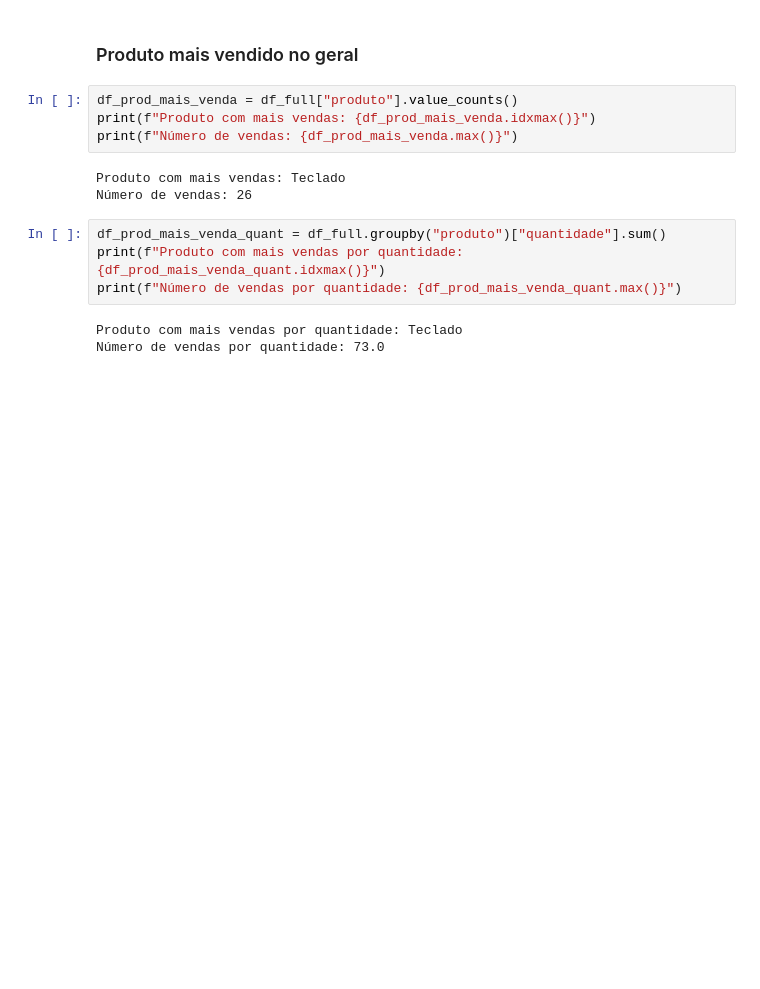
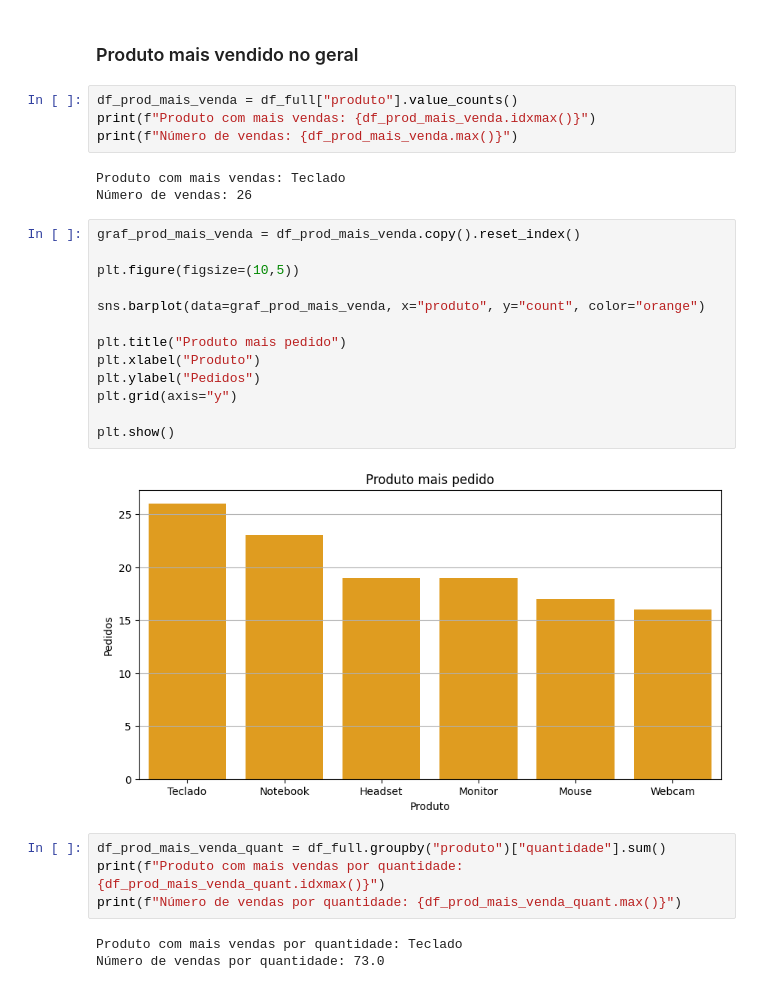
Before and after one commit to GustavoTML/sales-data-analysis-pandas, a Jupyter notebook: analise_nivel_3/dataframe_nivel_3.ipynb, the cells around one changed output. Cells and saved outputs as stored; diff of their text form; blank space fills up the shorter version.

```diff
--- a/analise_nivel_3/dataframe_nivel_3.ipynb
+++ b/analise_nivel_3/dataframe_nivel_3.ipynb
@@ -354,6 +360,21 @@ print(f"Número de vendas: {df_prod_mais_venda.max()}")
 # %% [output]
 Produto com mais vendas: Teclado
 Número de vendas: 26
+# %%
+graf_prod_mais_venda = df_prod_mais_venda.copy().reset_index()
+
+plt.figure(figsize=(10,5))
+
+sns.barplot(data=graf_prod_mais_venda, x="produto", y="count", color="orange")
+
+plt.title("Produto mais pedido")
+plt.xlabel("Produto")
+plt.ylabel("Pedidos")
+plt.grid(axis="y")
+
+plt.show()
+# %% [output]
+[figure, added]
 # %%
 df_prod_mais_venda_quant = df_full.groupby("produto")["quantidade"].sum()
 print(f"Produto com mais vendas por quantidade: {df_prod_mais_venda_quant.idxmax()}")
```
Also changed, not shown: parts of 14 cells of this notebook.
